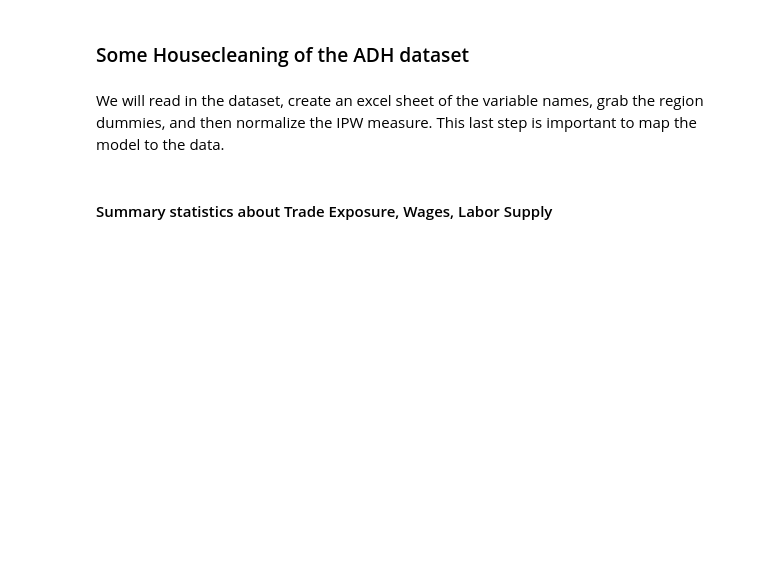
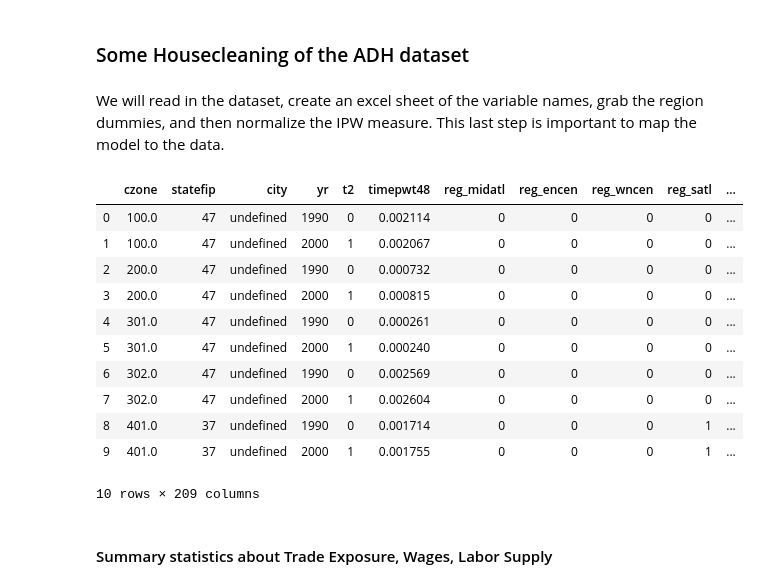
Before and after one commit to mwaugh0328/lectures-on-trade-and-distributional-effects, a Jupyter notebook: code/adh_data.ipynb, the cells around one changed output. Drawn from its saved outputs; the diff is of its cells as text; code cells hidden in the pictures; blank space fills up the shorter version.

```diff
--- a/code/adh_data.ipynb
+++ b/code/adh_data.ipynb
@@ -287,6 +287,21 @@ rhs_var = ["l_shind_manuf_cbp",
     "l_task_outsource"] # This grabs the main RHS varibles used in the ADH regressions
 
 calc = wc.Calculator("l_popcount")
+# %%
+df.head(10)
+# %% [output]
+|  | czone | statefip | city | yr | t2 | timepwt48 | reg_midatl | reg_encen | reg_wncen | reg_satl | ... |
+| 0 | 100.0 | 47 | undefined | 1990 | 0 | 0.002114 | 0 | 0 | 0 | 0 | ... |
+| 1 | 100.0 | 47 | undefined | 2000 | 1 | 0.002067 | 0 | 0 | 0 | 0 | ... |
+| 2 | 200.0 | 47 | undefined | 1990 | 0 | 0.000732 | 0 | 0 | 0 | 0 | ... |
+| 3 | 200.0 | 47 | undefined | 2000 | 1 | 0.000815 | 0 | 0 | 0 | 0 | ... |
+| 4 | 301.0 | 47 | undefined | 1990 | 0 | 0.000261 | 0 | 0 | 0 | 0 | ... |
+| 5 | 301.0 | 47 | undefined | 2000 | 1 | 0.000240 | 0 | 0 | 0 | 0 | ... |
+| 6 | 302.0 | 47 | undefined | 1990 | 0 | 0.002569 | 0 | 0 | 0 | 0 | ... |
+| 7 | 302.0 | 47 | undefined | 2000 | 1 | 0.002604 | 0 | 0 | 0 | 0 | ... |
+| 8 | 401.0 | 37 | undefined | 1990 | 0 | 0.001714 | 0 | 0 | 0 | 1 | ... |
+| 9 | 401.0 | 37 | undefined | 2000 | 1 | 0.001755 | 0 | 0 | 0 | 1 | ... |
+10 rows × 209 columns
 # %% [markdown]
 #### Summary statistics about Trade Exposure, Wages, Labor Supply
 # %% [markdown]
```
Also changed, not shown: parts of 12 cells of this notebook, 2 other files.
